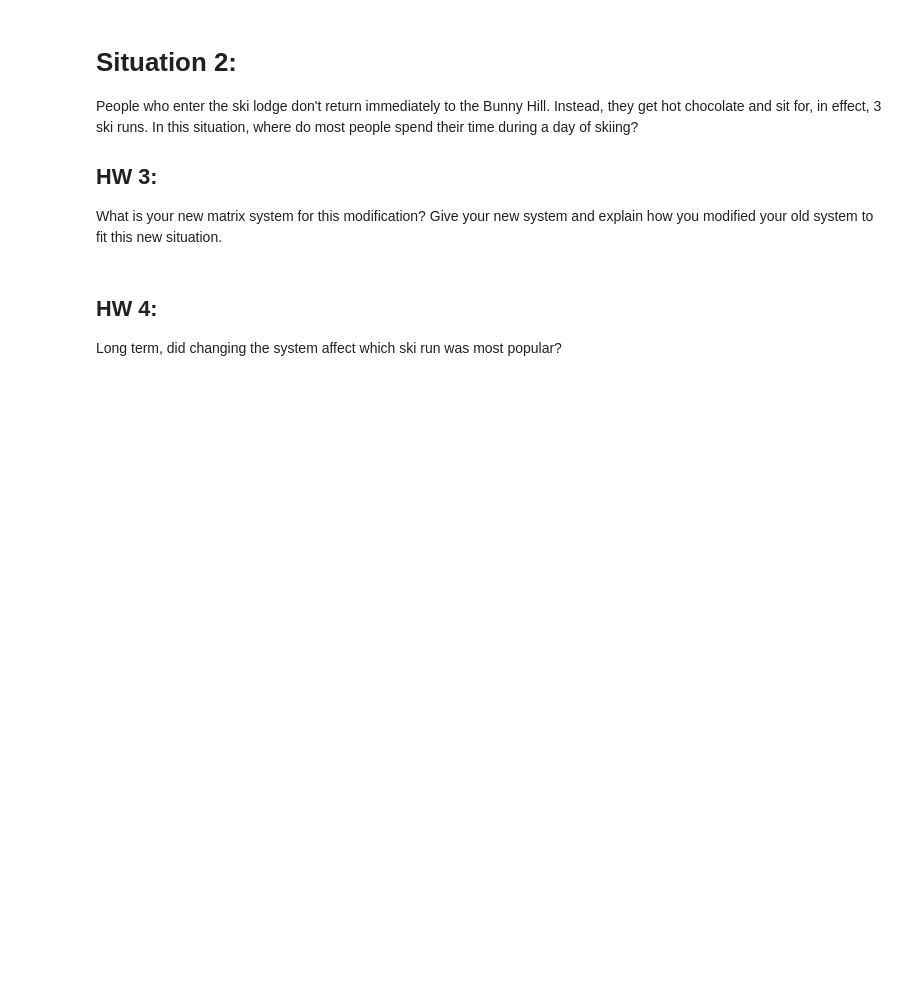
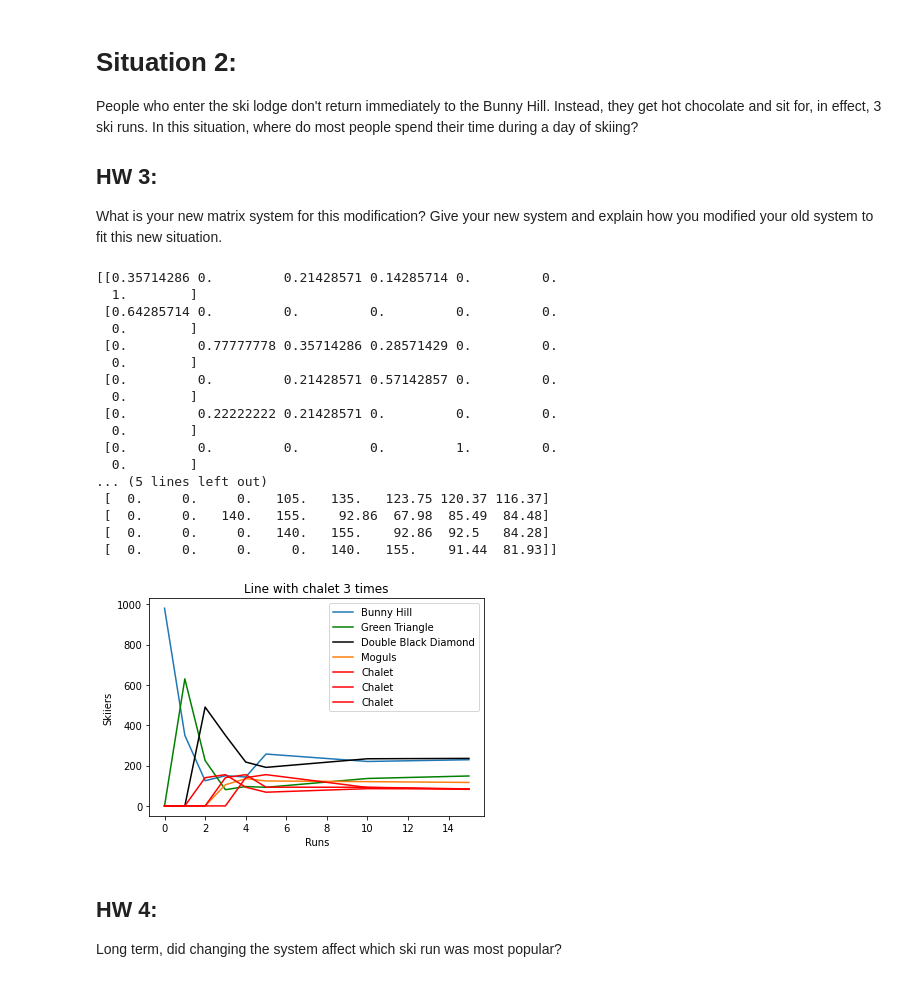
Before and after one commit to j-ahles/s-23-math242, a Jupyter notebook: Copy_of_The_Ski_Hill_Transition_Matrices_and_Markov_Chains.ipynb, the cells around one changed output. Cells and saved outputs as stored; diff of their text form; code cells hidden in the pictures; blank space fills up the shorter version.

```diff
--- a/Copy_of_The_Ski_Hill_Transition_Matrices_and_Markov_Chains.ipynb
+++ b/Copy_of_The_Ski_Hill_Transition_Matrices_and_Markov_Chains.ipynb
@@ -240,6 +236,62 @@ People who enter the ski lodge don't return immediately to the Bunny Hill. Inste
 ## HW 3:
 
 What is your new matrix system for this modification?  Give your new system and explain how you modified your old system to fit this new situation.
+# %%
+ # create the matrix M:
+M_c3 = np.matrix([[5/14,    0, 3/14, 2/14, 0, 0, 1],
+               [  9/14,    0,    0,    0, 0, 0, 0],
+               [     0,  7/9, 5/14, 4/14, 0, 0, 0],
+               [     0,    0, 3/14, 8/14, 0, 0, 0],
+               [     0,  2/9, 3/14,    0, 0, 0, 0],
+               [     0,    0,    0,    0, 1, 0, 0],
+               [     0,    0,    0,    0, 0, 1, 0]])
+
+
+c3 = np.matrix([[980], [0], [0], [0], [0], [0], [0]])
+
+print(M_c3)
+
+C3 = np.c_[c3, M_c3*c3, M_c3**2 * c3, M_c3**3 * c3, M_c3**4 * c3, M_c3**5 * c3, M_c3**10 * c3, M_c3**15 * c3]
+
+#print out the X matrix, rounding the entries to 2 decimal places
+print(C3.round(2))
+
+
+c  = [0, 1, 2, 3, 4, 5, 10, 15]
+plt.plot(x, np.array(C[0])[0], label="Bunny Hill")
+plt.plot(x, np.array(C[1])[0], color="green", label="Green Triangle")
+plt.plot(x, np.array(C[2])[0], color="black", label="Double Black Diamond")
+plt.plot(x, np.array(C[3])[0], label="Moguls")
+#plt.plot(x, np.sum(np.array(C[4])[0], np.array(C[5])[0], np.array(C[6])[0]), color="red", label="Chalet")
+plt.plot(x, np.array(C[4])[0], color="red", label="Chalet")
+plt.plot(x, np.array(C[5])[0], color="red", label="Chalet")
+plt.plot(x, np.array(C[6])[0], color="red", label="Chalet")
+plt.plot()
+
+plt.xlabel("Runs")  # Update this label
+plt.ylabel("Skiiers")  # Update this label
+plt.title("Line with chalet 3 times")  # Update the title
+plt.legend()
+plt.show()
+# %% [output]
+[[0.35714286 0.         0.21428571 0.14285714 0.         0.
+  1.        ]
+ [0.64285714 0.         0.         0.         0.         0.
+  0.        ]
+ [0.         0.77777778 0.35714286 0.28571429 0.         0.
+  0.        ]
+ [0.         0.         0.21428571 0.57142857 0.         0.
+  0.        ]
+ [0.         0.22222222 0.21428571 0.         0.         0.
+  0.        ]
+ [0.         0.         0.         0.         1.         0.
+  0.        ]
+... (5 lines left out)
+ [  0.     0.     0.   105.   135.   123.75 120.37 116.37]
+ [  0.     0.   140.   155.    92.86  67.98  85.49  84.48]
+ [  0.     0.     0.   140.   155.    92.86  92.5   84.28]
+ [  0.     0.     0.     0.   140.   155.    91.44  81.93]]
+[figure, added]
 # %% [markdown]
 ## HW 4:
 
```
Also changed, not shown: parts of 1 cell of this notebook.
